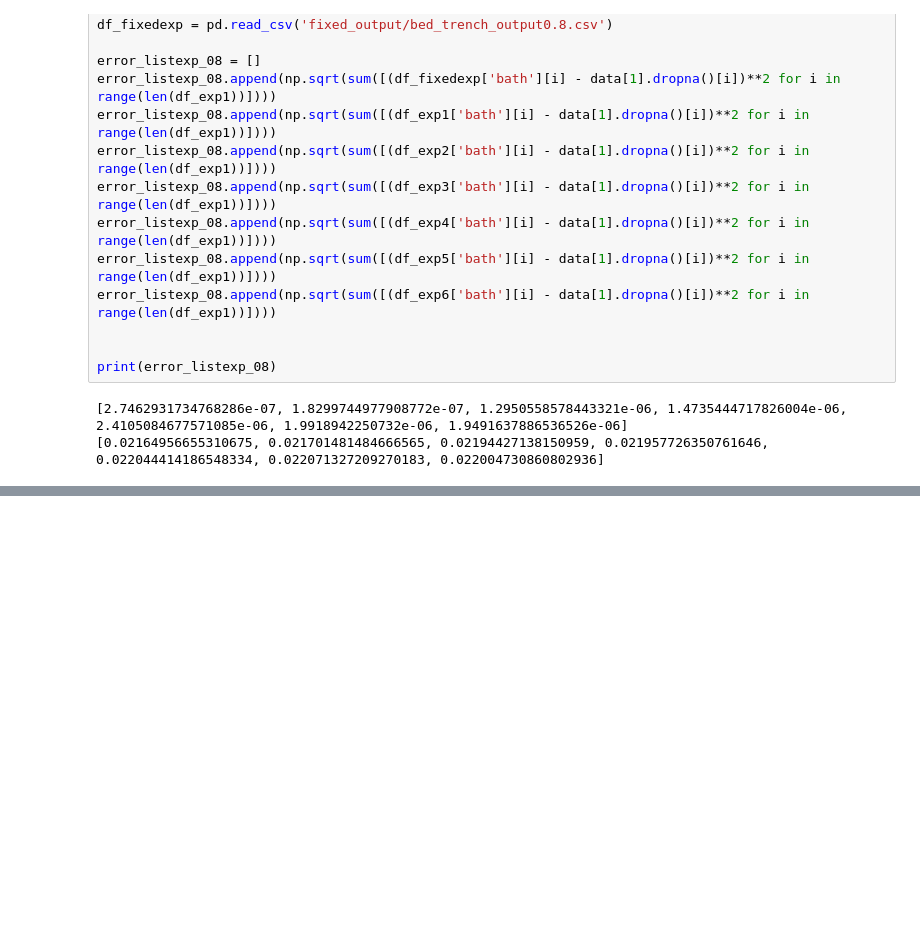
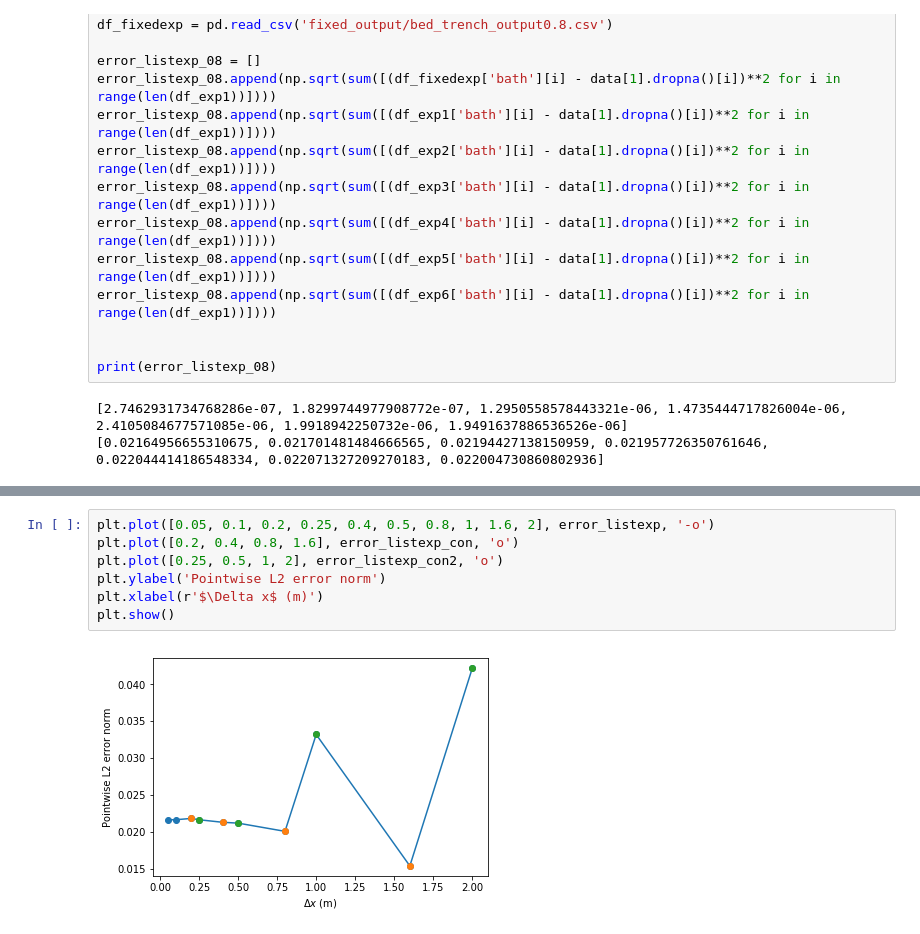
Before and after one commit to mc4117/adapt_utils, a Jupyter notebook: test_cases/trench_sed_model/Post processing adapt mesh.ipynb, the cells around one changed output, grey strips where cells are left out. Drawn from its saved outputs; the diff is of its cells as text; blank space fills up the shorter version.

```diff
--- a/test_cases/trench_sed_model/Post processing adapt mesh.ipynb
+++ b/test_cases/trench_sed_model/Post processing adapt mesh.ipynb
@@ -534,0 +556,9 @@ plt.plot([0.2, 0.4, 0.8, 1.6], error_list_con, 'o')
+# %%
+plt.plot([0.05, 0.1, 0.2, 0.25, 0.4, 0.5, 0.8, 1, 1.6, 2], error_listexp, '-o')
+plt.plot([0.2, 0.4, 0.8, 1.6], error_listexp_con, 'o')
+plt.plot([0.25, 0.5, 1, 2], error_listexp_con2, 'o')
+plt.ylabel('Pointwise L2 error norm')
+plt.xlabel(r'$\Delta x$ (m)')
+plt.show()
+# %% [output]
+[figure, added]
```
Also changed, not shown: parts of 5 cells of this notebook, 18 other files.
